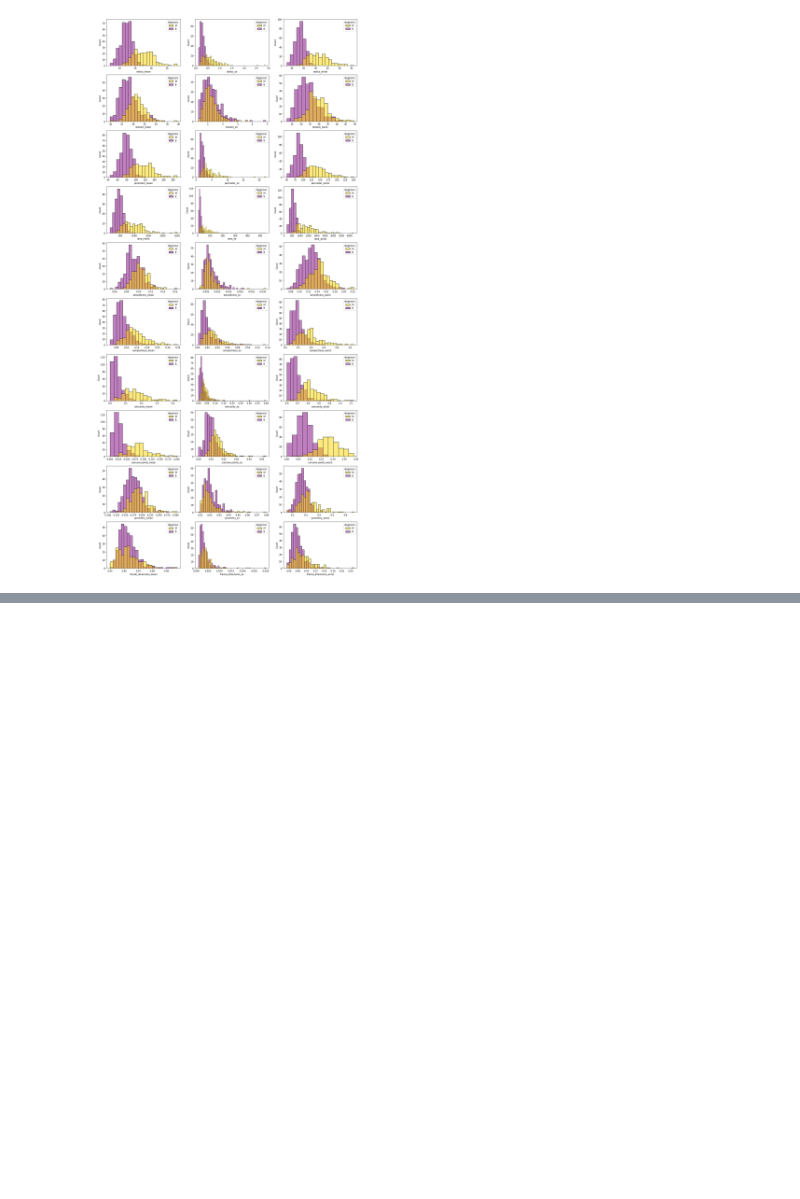
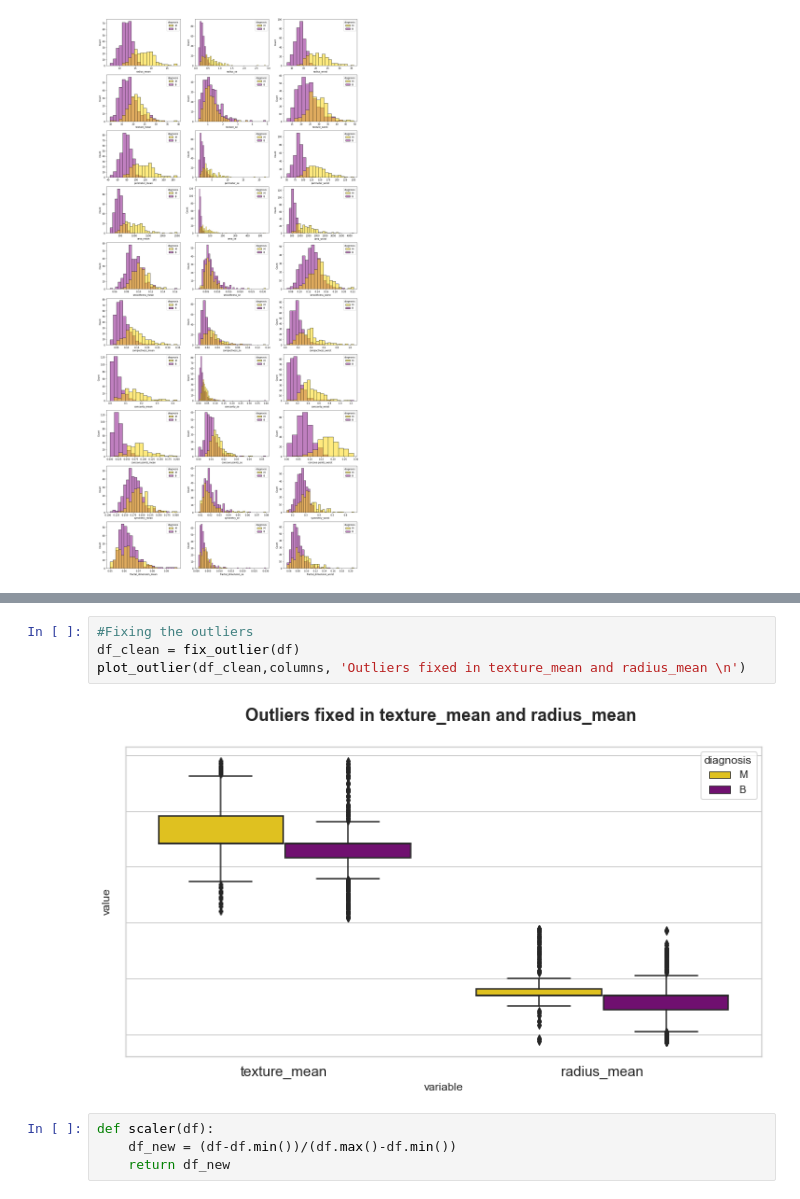
Before and after one commit to Ammon21/Causal-Inference, a Jupyter notebook: notebooks/EDA.ipynb, the cells around one changed output, grey strips where cells are left out. Drawn from its saved outputs; the diff is of its cells as text; blank space fills up the shorter version.

```diff
--- a/notebooks/EDA.ipynb
+++ b/notebooks/EDA.ipynb
@@ -196,0 +234,10 @@ bivariate_plot(df,columns,fields)
+# %%
+#Fixing the outliers
+df_clean = fix_outlier(df)
+plot_outlier(df_clean,columns, 'Outliers fixed in texture_mean and radius_mean \n')
+# %% [output]
+[figure, added]
+# %%
+def scaler(df):
+    df_new = (df-df.min())/(df.max()-df.min())
+    return df_new
```
Also changed, not shown: parts of 18 cells of this notebook.
